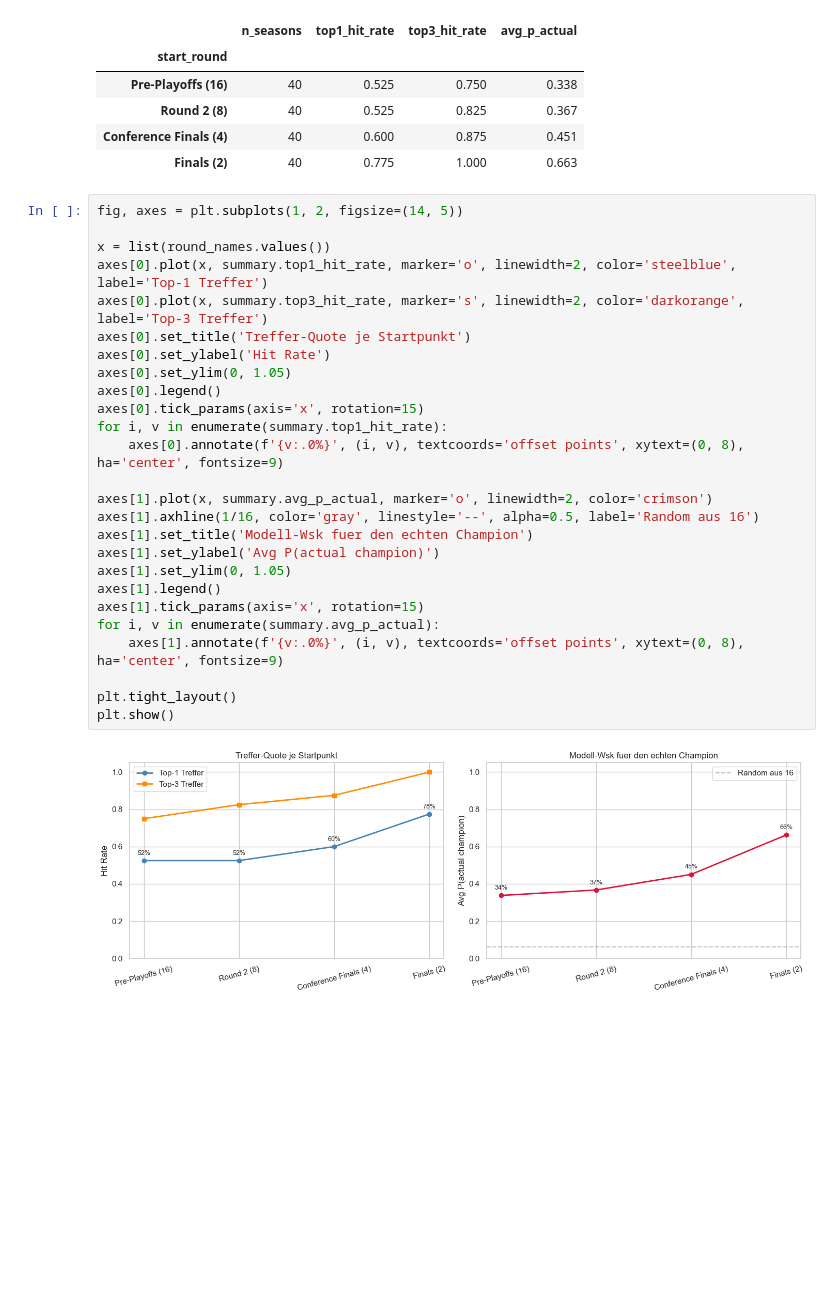
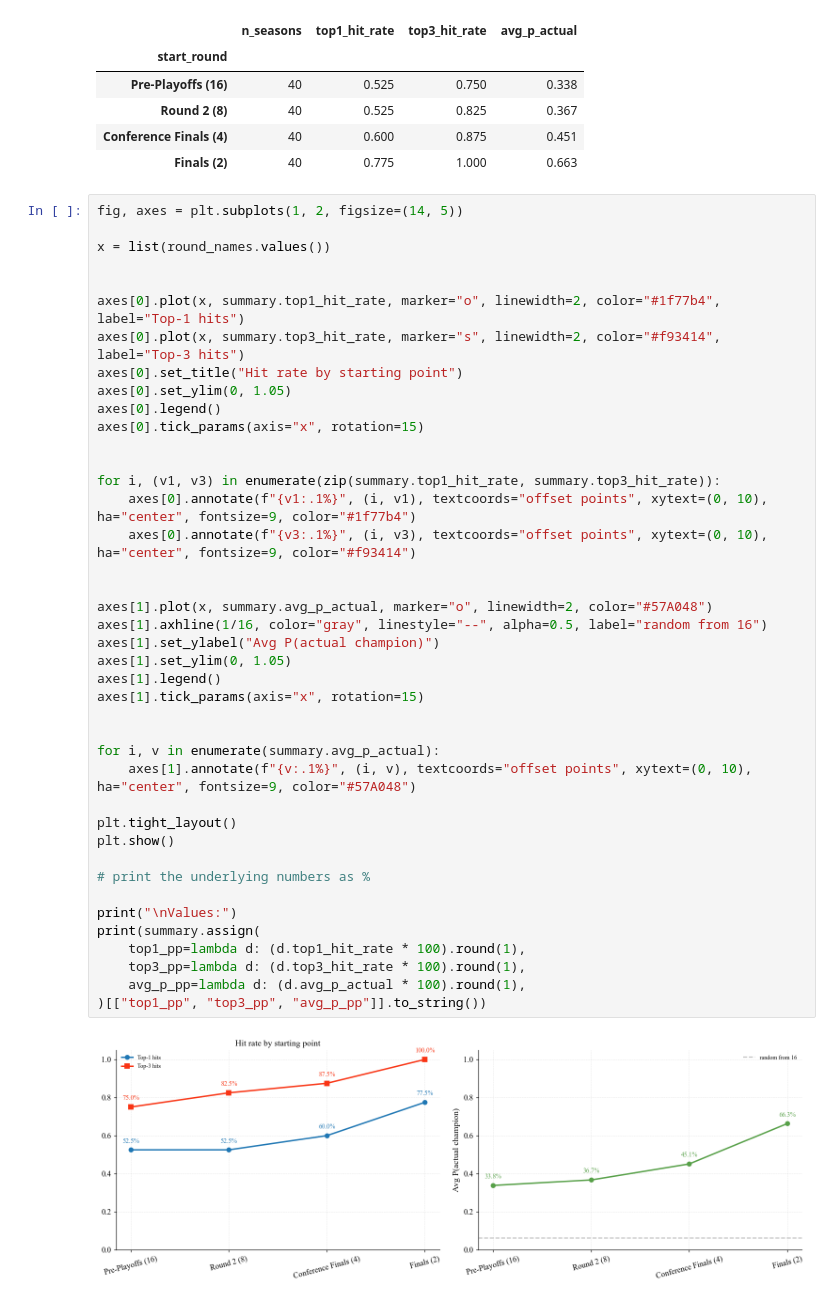
Before and after one commit to klp-data/nba-game-predictor, a Jupyter notebook: notebooks/09_conditional_predictions.ipynb, the cells around one changed output. Drawn from its saved outputs; the diff is of its cells as text; blank space fills up the shorter version.

```diff
--- a/notebooks/09_conditional_predictions.ipynb
+++ b/notebooks/09_conditional_predictions.ipynb
@@ -201,28 +216,43 @@ summary
 # %%
 fig, axes = plt.subplots(1, 2, figsize=(14, 5))
 
 x = list(round_names.values())
-axes[0].plot(x, summary.top1_hit_rate, marker='o', linewidth=2, color='steelblue', label='Top-1 Treffer')
-axes[0].plot(x, summary.top3_hit_rate, marker='s', linewidth=2, color='darkorange', label='Top-3 Treffer')
-axes[0].set_title('Treffer-Quote je Startpunkt')
-axes[0].set_ylabel('Hit Rate')
+
+
+axes[0].plot(x, summary.top1_hit_rate, marker="o", linewidth=2, color="#1f77b4", label="Top-1 hits")
+axes[0].plot(x, summary.top3_hit_rate, marker="s", linewidth=2, color="#f93414", label="Top-3 hits")
+axes[0].set_title("Hit rate by starting point")
 axes[0].set_ylim(0, 1.05)
 axes[0].legend()
-axes[0].tick_params(axis='x', rotation=15)
-for i, v in enumerate(summary.top1_hit_rate):
-    axes[0].annotate(f'{v:.0%}', (i, v), textcoords='offset points', xytext=(0, 8), ha='center', fontsize=9)
+axes[0].tick_params(axis="x", rotation=15)
 
-axes[1].plot(x, summary.avg_p_actual, marker='o', linewidth=2, color='crimson')
-axes[1].axhline(1/16, color='gray', linestyle='--', alpha=0.5, label='Random aus 16')
-axes[1].set_title('Modell-Wsk fuer den echten Champion')
-axes[1].set_ylabel('Avg P(actual champion)')
+
+for i, (v1, v3) in enumerate(zip(summary.top1_hit_rate, summary.top3_hit_rate)):
+    axes[0].annotate(f"{v1:.1%}", (i, v1), textcoords="offset points", xytext=(0, 10), ha="center", fontsize=9, color="#1f77b4")
+    axes[0].annotate(f"{v3:.1%}", (i, v3), textcoords="offset points", xytext=(0, 10), ha="center", fontsize=9, color="#f93414")
+
+
+axes[1].plot(x, summary.avg_p_actual, marker="o", linewidth=2, color="#57A048")
+axes[1].axhline(1/16, color="gray", linestyle="--", alpha=0.5, label="random from 16")
+axes[1].set_ylabel("Avg P(actual champion)")
 axes[1].set_ylim(0, 1.05)
 axes[1].legend()
-axes[1].tick_params(axis='x', rotation=15)
+axes[1].tick_params(axis="x", rotation=15)
+
+
 for i, v in enumerate(summary.avg_p_actual):
-    axes[1].annotate(f'{v:.0%}', (i, v), textcoords='offset points', xytext=(0, 8), ha='center', fontsize=9)
+    axes[1].annotate(f"{v:.1%}", (i, v), textcoords="offset points", xytext=(0, 10), ha="center", fontsize=9, color="#57A048")
 
 plt.tight_layout()
 plt.show()
+
+# print the underlying numbers as %
+
+print("\nValues:")
+print(summary.assign(
+    top1_pp=lambda d: (d.top1_hit_rate * 100).round(1),
+    top3_pp=lambda d: (d.top3_hit_rate * 100).round(1),
+    avg_p_pp=lambda d: (d.avg_p_actual * 100).round(1),
+)[["top1_pp", "top3_pp", "avg_p_pp"]].to_string())
 # %% [output]
-[figure, old version]
+[figure, new version]
```
Also changed, not shown: parts of 17 cells of this notebook, 2 other files.
